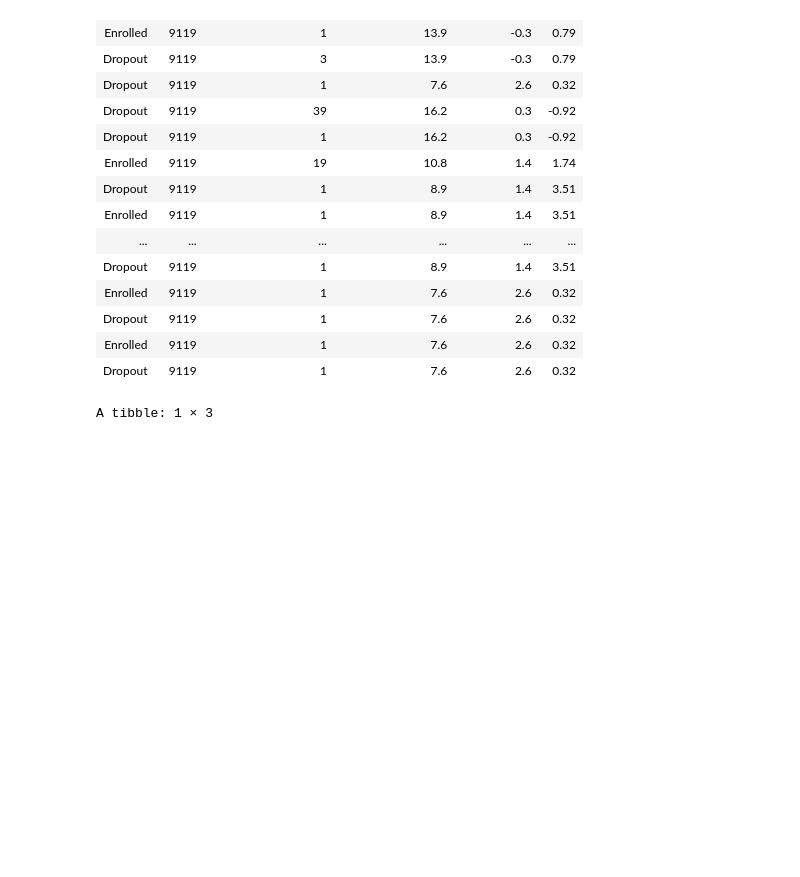
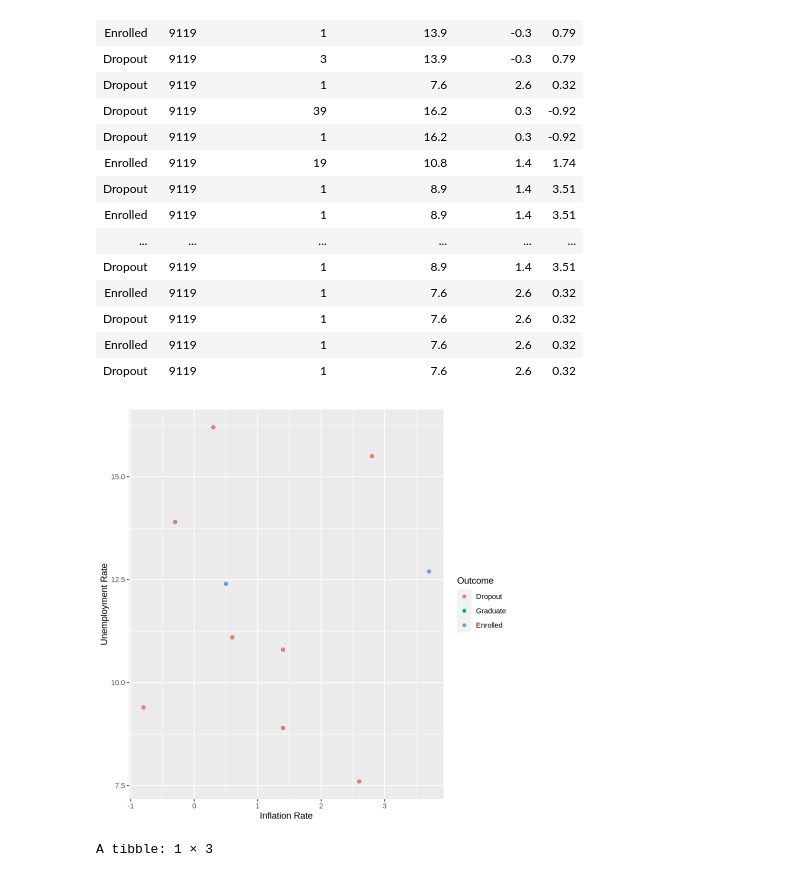
Before and after one commit to yunyun-wei/Group-project-proposal, a Jupyter notebook: Student_data_file.ipynb, the cells around one changed output. Cells and saved outputs as stored; diff of their text form; code cells hidden in the pictures; blank space fills up the shorter version.

Commit message:
scatter plot

```diff
--- a/Student_data_file.ipynb
+++ b/Student_data_file.ipynb
@@ -84,6 +88,16 @@ A tibble: 170 × 6
 | Dropout | 9119 | 1 | 7.6 | 2.6 | 0.32 |
 | Enrolled | 9119 | 1 | 7.6 | 2.6 | 0.32 |
 | Dropout | 9119 | 1 | 7.6 | 2.6 | 0.32 |
+# %%
+students_data_scatter_plot <- ggplot(students_data, aes(x = inflation_rate, y = unemployment_rate, color = target)) +
+                                 geom_point() +
+                                 labs(x = "Inflation Rate", y = "Unemployment Rate", color = "Outcome", tittle = "Ralationship between Inflation rate and unemployment_rate")
+students_data_scatter_plot
+# <- ggplot(students_summary, aes(x = mean_inflatation_rate, y = mean_unemployment_rate, fill = target)) +
+#                          geom_point() +
+#                          labs(x = "Average Inflation Rate", y = "Average Unemployment Rate", fill = "Outcome", tittle = "Ralationship between Inflation rate and unemployment_rate"
+# %% [output]
+[figure, added]
 # %%
 students_mean <- students_data |>
                  select (unemployment_rate,inflation_rate , gdp) |>
```
Also changed, not shown: parts of 1 cell of this notebook.
